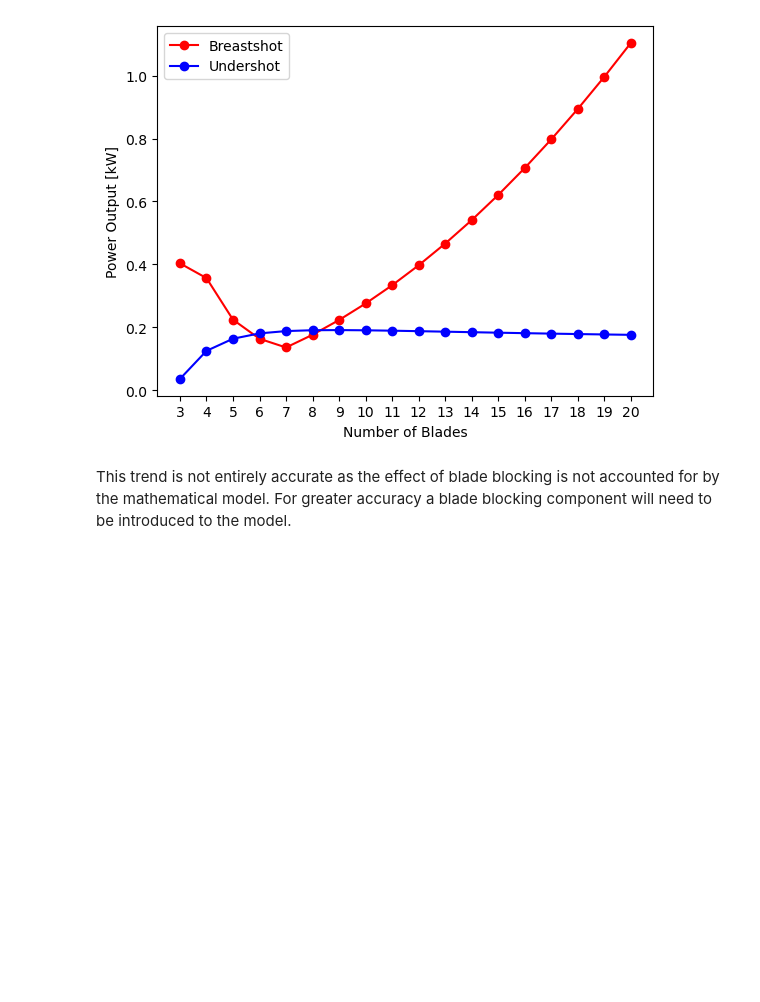
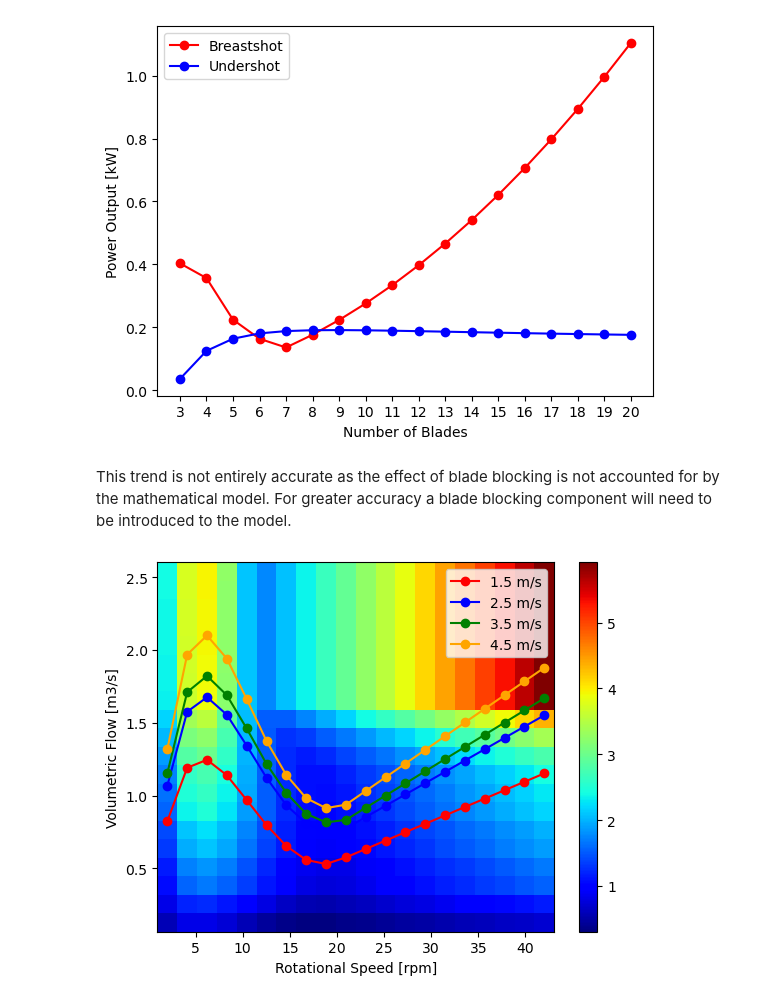
Before and after one commit to pilipb/DP4-code, a Jupyter notebook: graphing.ipynb, the cells around one changed output. Saved outputs shown, nothing was run; the diff lists cells and outputs as text; code cells hidden in the pictures; blank space fills up the shorter version.

```diff
--- a/graphing.ipynb
+++ b/graphing.ipynb
@@ -404,0 +442,19 @@ This trend is not entirely accurate as the effect of blade blocking is not accou
+# %%
+# plot the power vs rotational speed
+plt.pcolormesh(X, Y, np.reshape(power_list, (len(velocities), len(rpms))), cmap='jet')
+plt.colorbar()
+plt.xlabel('Rotational Speed [rpm]')
+plt.ylabel('Volumetric Flow [m3/s]')
+
+# plot a curve of the power output vs rotational speed
+
+plt.plot(rpms, power_list[20:40], 'o-',label='1.5 m/s', color='red')
+plt.plot(rpms, power_list[40:60], 'o-',label='2.5 m/s', color='blue')
+plt.plot(rpms, power_list[60:80], 'o-',label='3.5 m/s', color='green')
+plt.plot(rpms, power_list[80:100], 'o-',label='4.5 m/s', color='orange')
+plt.legend()
+# give a key to the colours
+
+plt.show()
+# %% [output]
+[figure, added]
```
Also changed, not shown: parts of 5 cells of this notebook, 1 other file.
